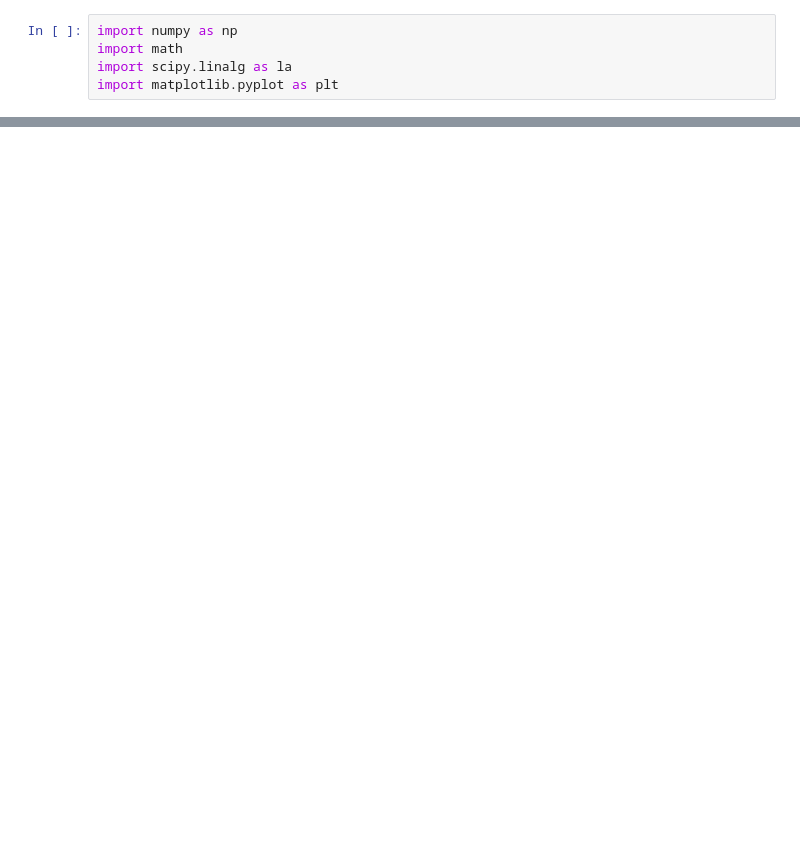
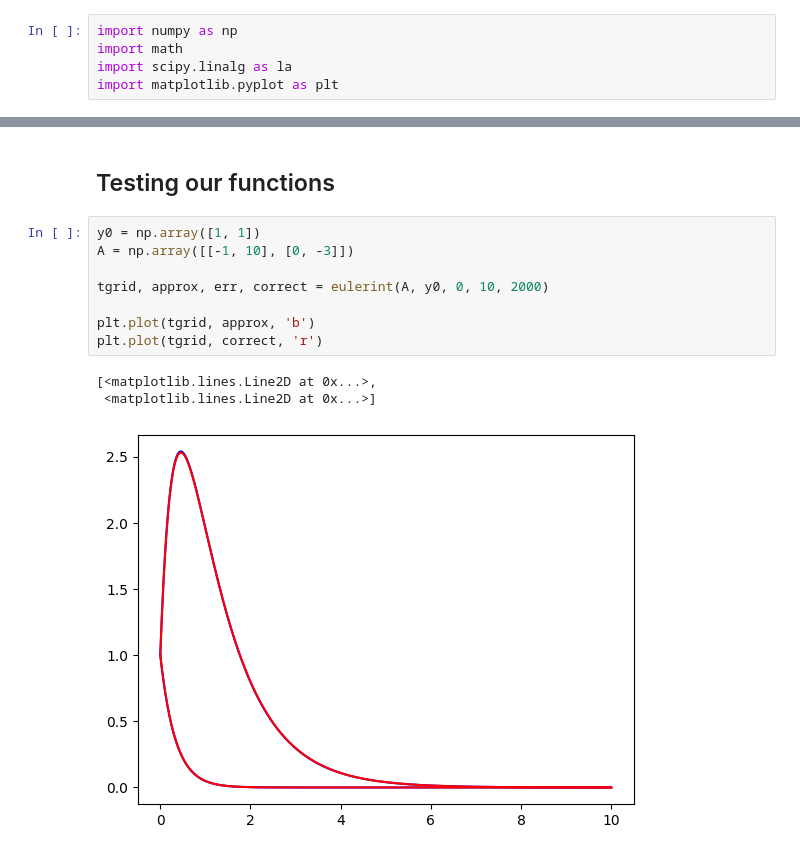
Before and after one commit to axelorrhede/Numerical-Methods-for-Differential-Equations, a Jupyter notebook: project0.ipynb, the cells around one changed output, grey strips where cells are left out. Cells and saved outputs as stored; diff of their text form; blank space fills up the shorter version.

```diff
--- a/project0.ipynb
+++ b/project0.ipynb
@@ -5,0 +48,14 @@ import matplotlib.pyplot as plt
+# %% [markdown]
+## Testing our functions
+# %%
+y0 = np.array([1, 1])
+A = np.array([[-1, 10], [0, -3]])
+
+tgrid, approx, err, correct = eulerint(A, y0, 0, 10, 2000)
+
+plt.plot(tgrid, approx, 'b')
+plt.plot(tgrid, correct, 'r')
+# %% [output]
+[<matplotlib.lines.Line2D at 0x...>,
+ <matplotlib.lines.Line2D at 0x...>]
+[figure, added]
```
Also changed, not shown: parts of 15 cells of this notebook.
